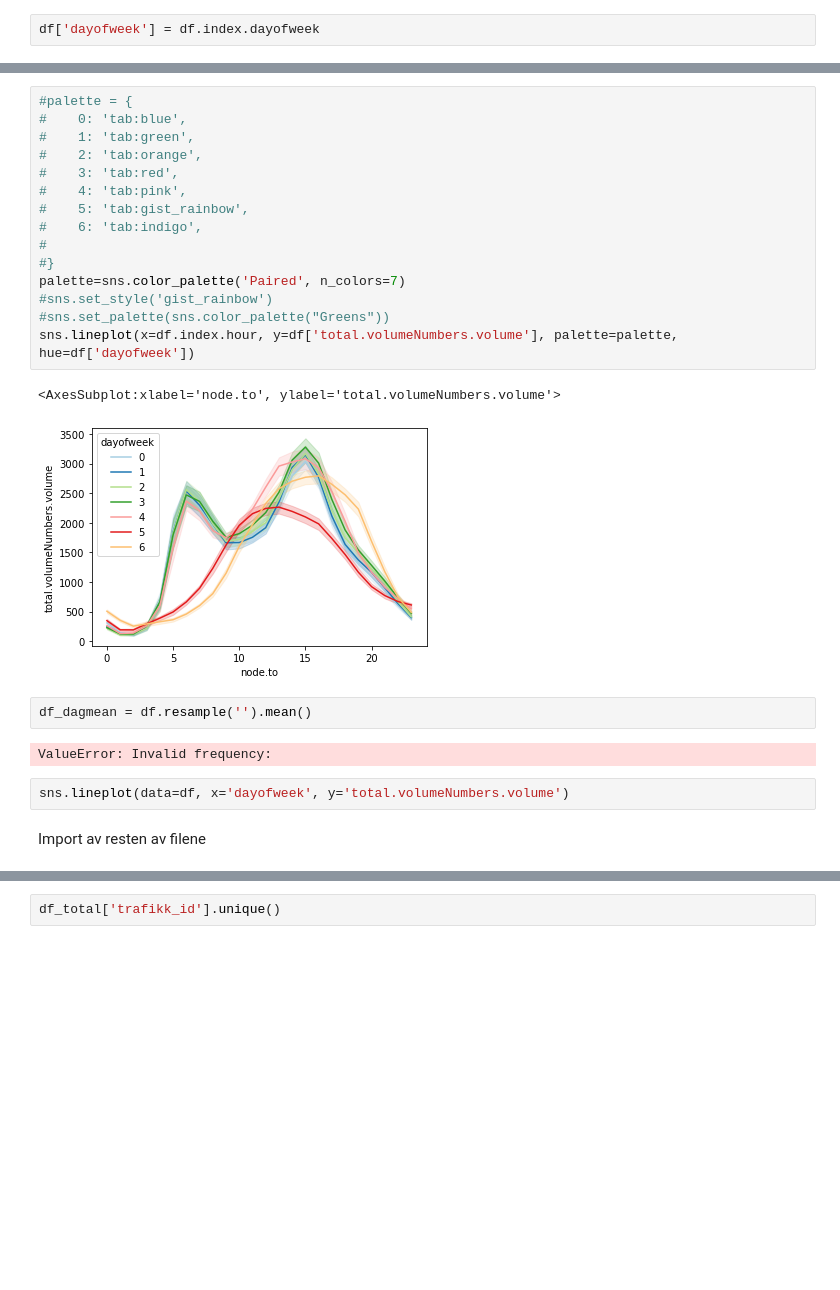
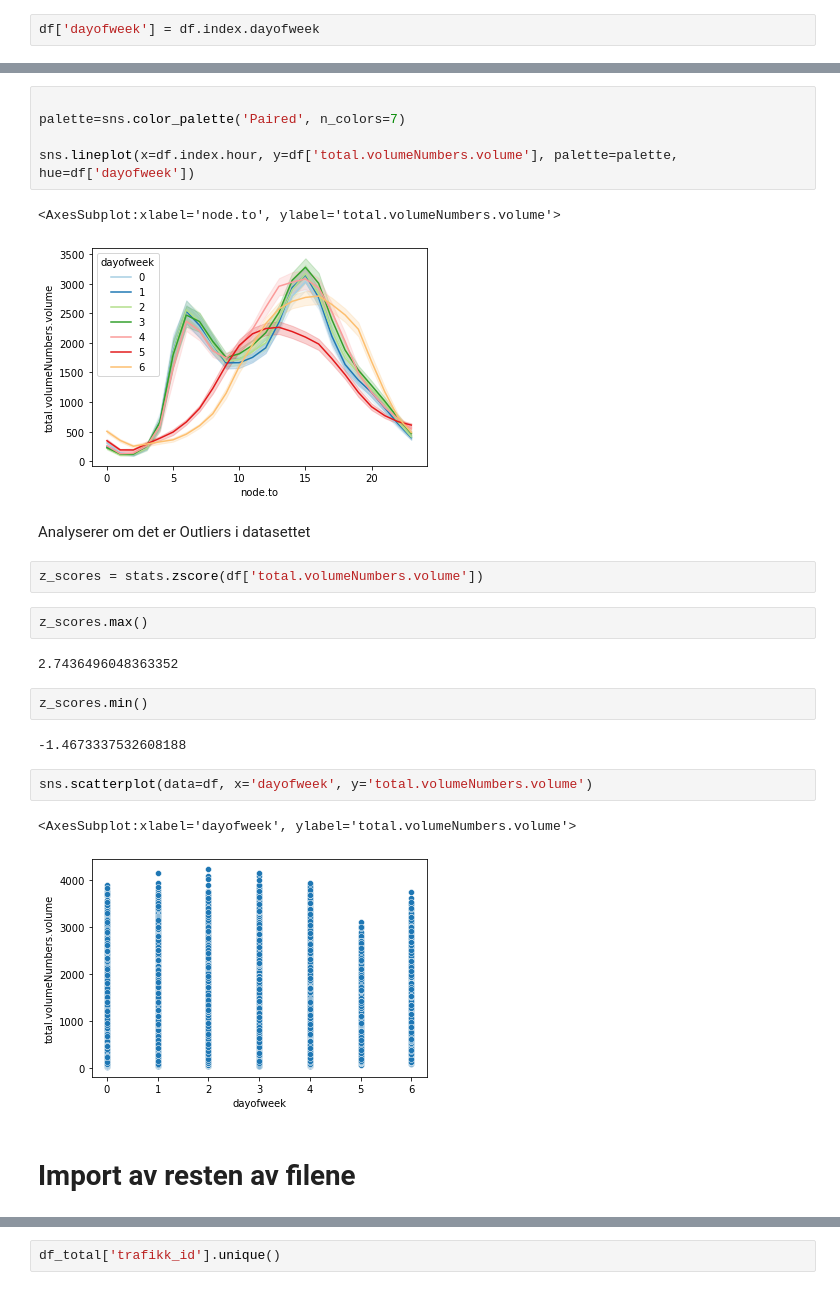
Before and after one commit to bjor2791/data-science-template, a Jupyter notebook: notebooks/E6_oslo_mogreina.ipynb, the cells around one changed output, grey strips where cells are left out. Drawn from its saved outputs; the diff is of its cells as text; blank space fills up the shorter version.

```diff
--- a/notebooks/E6_oslo_mogreina.ipynb
+++ b/notebooks/E6_oslo_mogreina.ipynb
@@ -140,29 +124,30 @@ df.head()
 | 2019-01-01 04:00:00+00:00 | 30552V444220 | 205.0 | 17.0 | 5.0 | 1.0 | ... |
 | 2019-01-01 05:00:00+00:00 | 30552V444220 | 184.0 | 26.0 | 1.0 | 6.0 | ... |
 # %%
-#palette = {
-#    0: 'tab:blue',
-#    1: 'tab:green',
-#    2: 'tab:orange',
-#    3: 'tab:red',
-#    4: 'tab:pink',
-#    5: 'tab:gist_rainbow',
-#    6: 'tab:indigo',
-#
-#}
+
 palette=sns.color_palette('Paired', n_colors=7)
-#sns.set_style('gist_rainbow')
-#sns.set_palette(sns.color_palette("Greens"))
+
 sns.lineplot(x=df.index.hour, y=df['total.volumeNumbers.volume'], palette=palette, hue=df['dayofweek'])
 # %% [output]
 <AxesSubplot:xlabel='node.to', ylabel='total.volumeNumbers.volume'>
 [figure]
+# %% [markdown]
+Analyserer om det er Outliers i datasettet
 # %%
-df_dagmean = df.resample('').mean()
+z_scores = stats.zscore(df['total.volumeNumbers.volume'])
-# %% [output]
-ValueError: Invalid frequency:
+# %%
+z_scores.max()
+# %% [output]
+2.7436496048363352
+# %%
+z_scores.min()
+# %% [output]
+-1.4673337532608188
 # %%
-sns.lineplot(data=df, x='dayofweek', y='total.volumeNumbers.volume')
+sns.scatterplot(data=df, x='dayofweek', y='total.volumeNumbers.volume')
+# %% [output]
+<AxesSubplot:xlabel='dayofweek', ylabel='total.volumeNumbers.volume'>
+[figure, added]
 # %% [markdown]
-Import av resten av filene
+# Import av resten av filene
 # %%
```
Also changed, not shown: parts of 61 cells of this notebook.
